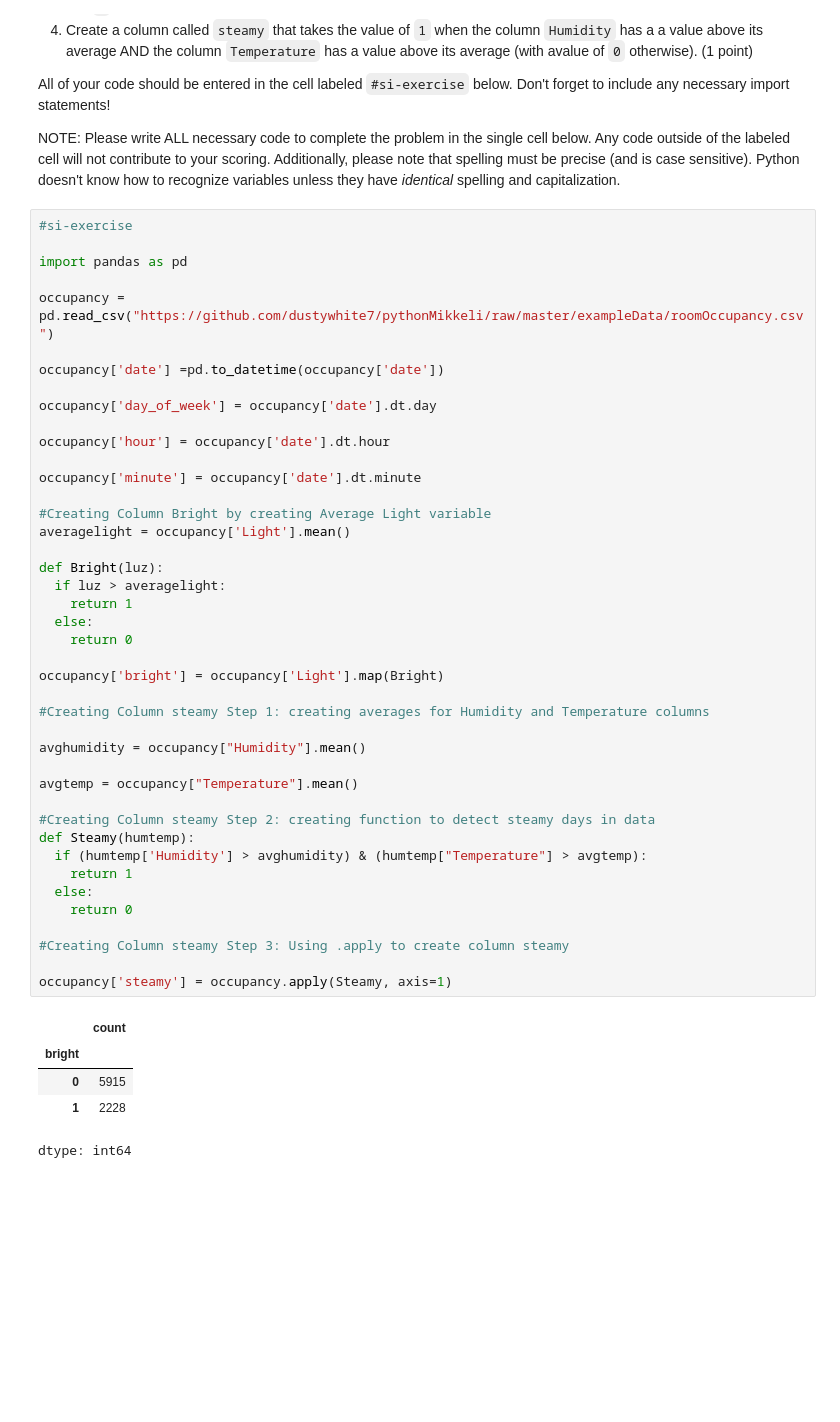
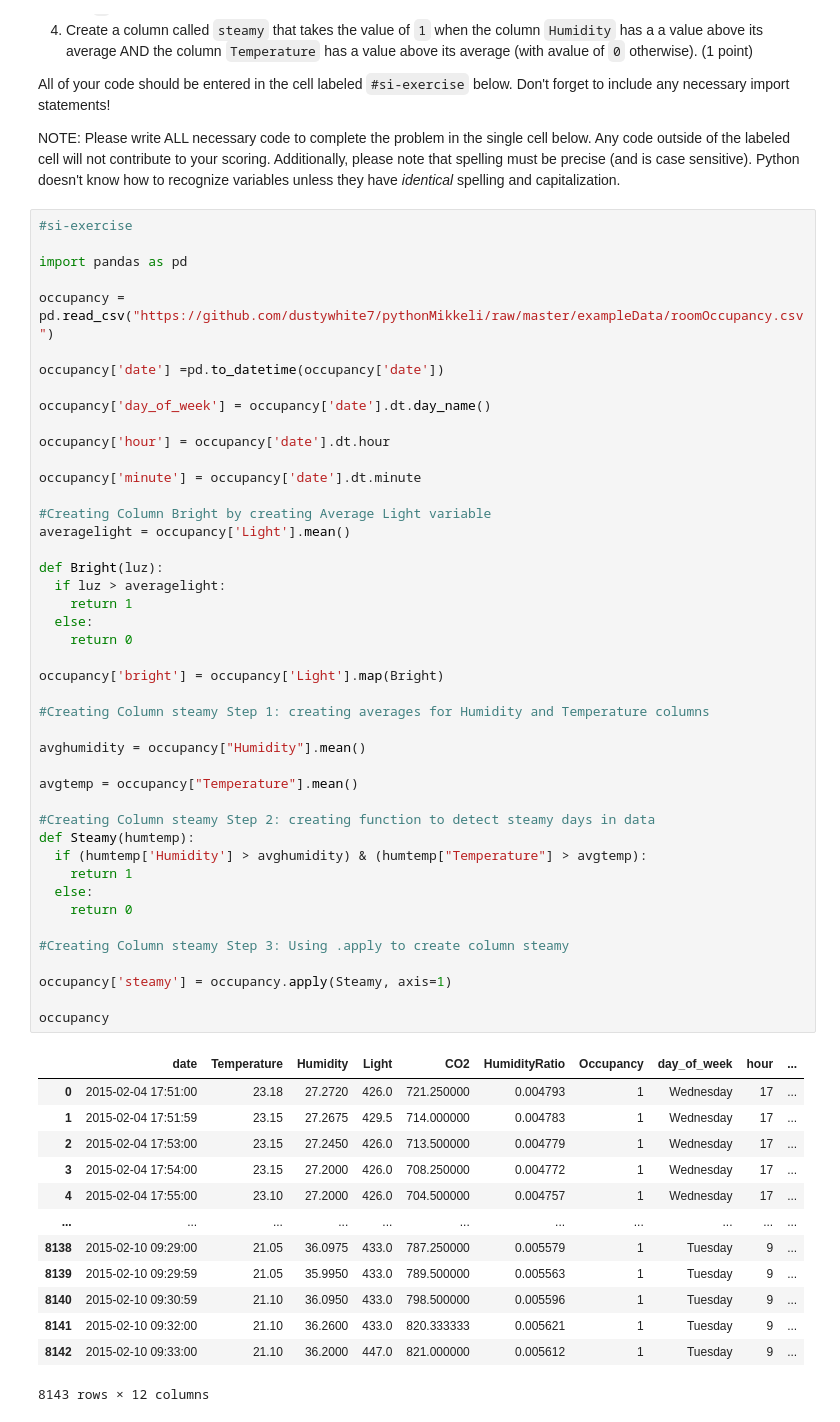
Before and after one commit to jgamboaurrego/econ8320-assignment-06, a Jupyter notebook: Lesson.ipynb, the cells around one changed output. Drawn from its saved outputs; the diff is of its cells as text; blank space fills up the shorter version.

```diff
--- a/Lesson.ipynb
+++ b/Lesson.ipynb
@@ -4273,42 +4273,52 @@ occupancy = pd.read_csv("https://github.com/dustywhite7/pythonMikkeli/raw/master
 
 occupancy['date'] =pd.to_datetime(occupancy['date'])
 
-occupancy['day_of_week'] = occupancy['date'].dt.day
+occupancy['day_of_week'] = occupancy['date'].dt.day_name()
 
 occupancy['hour'] = occupancy['date'].dt.hour
 
 occupancy['minute'] = occupancy['date'].dt.minute
 
 #Creating Column Bright by creating Average Light variable
 averagelight = occupancy['Light'].mean()
 
 def Bright(luz):
   if luz > averagelight:
     return 1
   else:
     return 0
 
 occupancy['bright'] = occupancy['Light'].map(Bright)
 
 #Creating Column steamy Step 1: creating averages for Humidity and Temperature columns
 
 avghumidity = occupancy["Humidity"].mean()
 
 avgtemp = occupancy["Temperature"].mean()
 
 #Creating Column steamy Step 2: creating function to detect steamy days in data
 def Steamy(humtemp):
   if (humtemp['Humidity'] > avghumidity) & (humtemp["Temperature"] > avgtemp):
     return 1
   else:
     return 0
 
 #Creating Column steamy Step 3: Using .apply to create column steamy
 
 occupancy['steamy'] = occupancy.apply(Steamy, axis=1)
+
+occupancy
 # %% [output]
-|  | count |
-| bright |  |
-| 0 | 5915 |
-| 1 | 2228 |
+|  | date | Temperature | Humidity | Light | CO2 | HumidityRatio | Occupancy | day_of_week | hour | ... |
+| 0 | 2015-02-04 17:51:00 | 23.18 | 27.2720 | 426.0 | 721.250000 | 0.004793 | 1 | Wednesday | 17 | ... |
+| 1 | 2015-02-04 17:51:59 | 23.15 | 27.2675 | 429.5 | 714.000000 | 0.004783 | 1 | Wednesday | 17 | ... |
+| 2 | 2015-02-04 17:53:00 | 23.15 | 27.2450 | 426.0 | 713.500000 | 0.004779 | 1 | Wednesday | 17 | ... |
+| 3 | 2015-02-04 17:54:00 | 23.15 | 27.2000 | 426.0 | 708.250000 | 0.004772 | 1 | Wednesday | 17 | ... |
+| 4 | 2015-02-04 17:55:00 | 23.10 | 27.2000 | 426.0 | 704.500000 | 0.004757 | 1 | Wednesday | 17 | ... |
+| ... | ... | ... | ... | ... | ... | ... | ... | ... | ... | ... |
+| 8138 | 2015-02-10 09:29:00 | 21.05 | 36.0975 | 433.0 | 787.250000 | 0.005579 | 1 | Tuesday | 9 | ... |
+| 8139 | 2015-02-10 09:29:59 | 21.05 | 35.9950 | 433.0 | 789.500000 | 0.005563 | 1 | Tuesday | 9 | ... |
+| 8140 | 2015-02-10 09:30:59 | 21.10 | 36.0950 | 433.0 | 798.500000 | 0.005596 | 1 | Tuesday | 9 | ... |
+| 8141 | 2015-02-10 09:32:00 | 21.10 | 36.2600 | 433.0 | 820.333333 | 0.005621 | 1 | Tuesday | 9 | ... |
+| 8142 | 2015-02-10 09:33:00 | 21.10 | 36.2000 | 447.0 | 821.000000 | 0.005612 | 1 | Tuesday | 9 | ... |
-dtype: int64
+8143 rows × 12 columns
```
